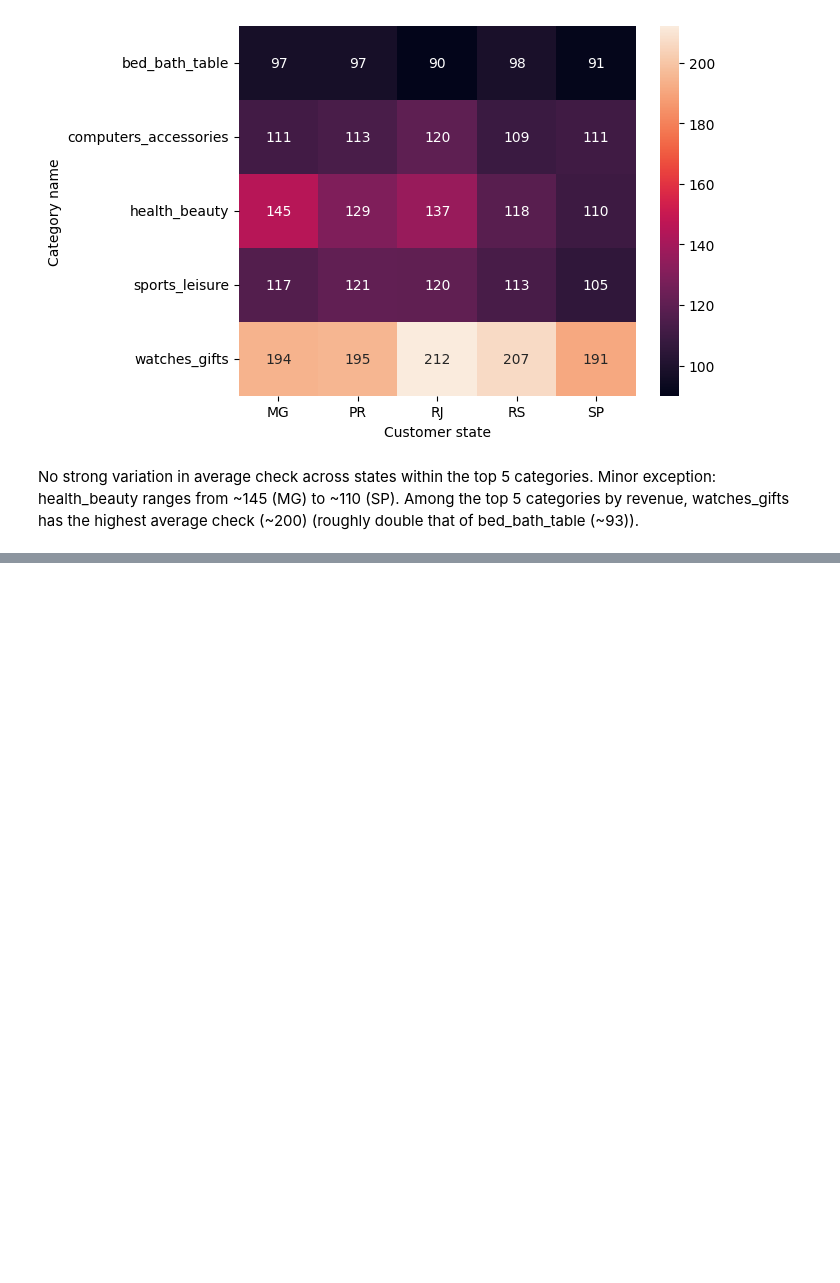
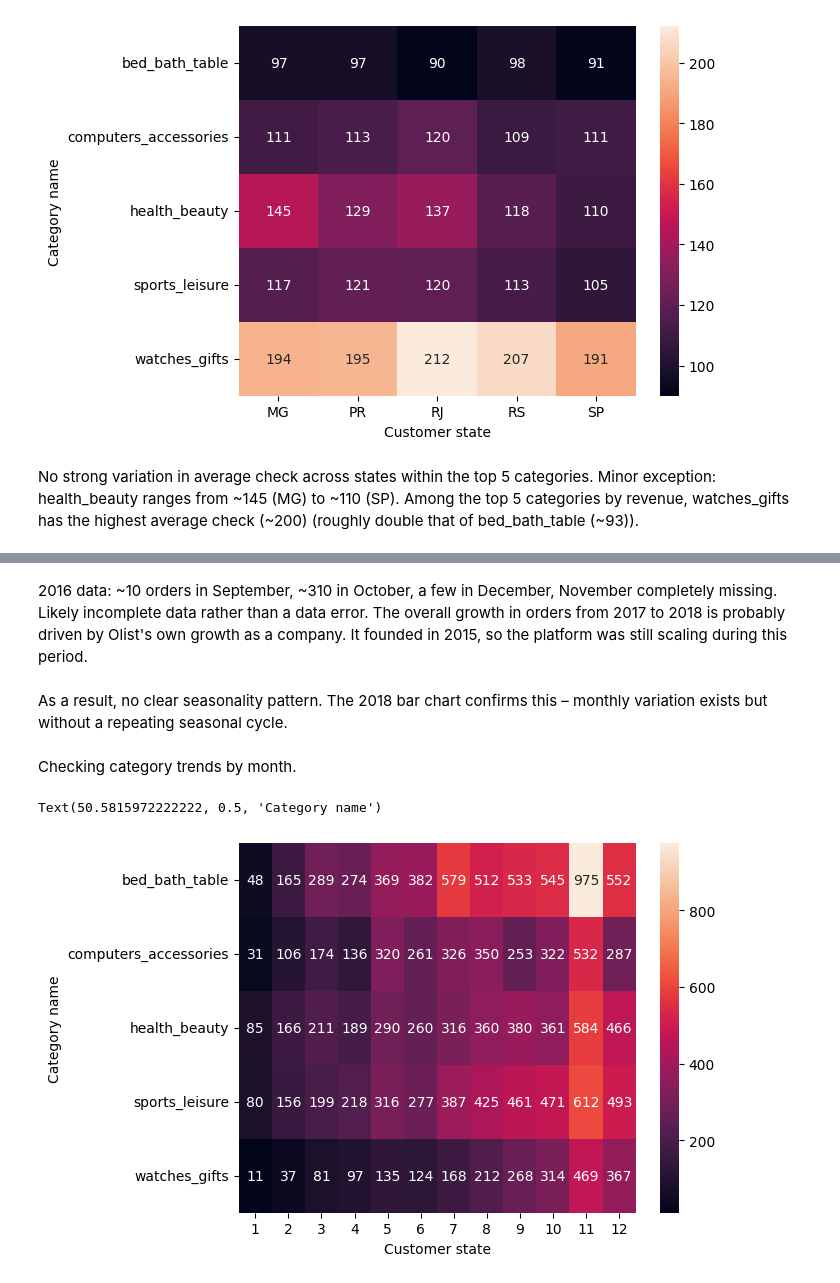
Before and after one commit to norriddx/ecommerce-orders-analysis, a Jupyter notebook: notebooks/eda.ipynb, the cells around one changed output, grey strips where cells are left out. Cells and saved outputs as stored; diff of their text form; code cells hidden in the pictures; blank space fills up the shorter version.

```diff
--- a/notebooks/eda.ipynb
+++ b/notebooks/eda.ipynb
@@ -482,0 +509,24 @@ No strong variation in average check across states within the top 5 categories.
+# %% [markdown]
+2016 data: ~10 orders in September, ~310 in October, a few in December, November completely missing. Likely incomplete data rather than a data error. The overall growth in orders from 2017 to 2018 is probably driven by Olist's own growth as a company. It founded in 2015, so the platform was still scaling during this period.
+# %% [markdown]
+As a result, no clear seasonality pattern. The 2018 bar chart confirms this – monthly variation exists but without a repeating seasonal cycle.
+# %% [markdown]
+Checking category trends by month.
+# %%
+# filter by top categories and year
+
+filtered = items_products_orders[
+    (items_products_orders['product_category_name_english'].isin(top_categories)) &
+    (items_products_orders['order_purchase_timestamp'].dt.year == 2017)
+]
+
+# pivot table and heatmap
+
+filtered_pvt = filtered.pivot_table(values='order_id', index='product_category_name_english', columns='month_of_purchase', aggfunc='count')
+
+sns.heatmap(data=filtered_pvt, annot=True, fmt='.0f')
+plt.xlabel('Customer state')
+plt.ylabel('Category name')
+# %% [output]
+Text(50.5815972222222, 0.5, 'Category name')
+[figure, added]
```
Also changed, not shown: parts of 9 cells of this notebook.
